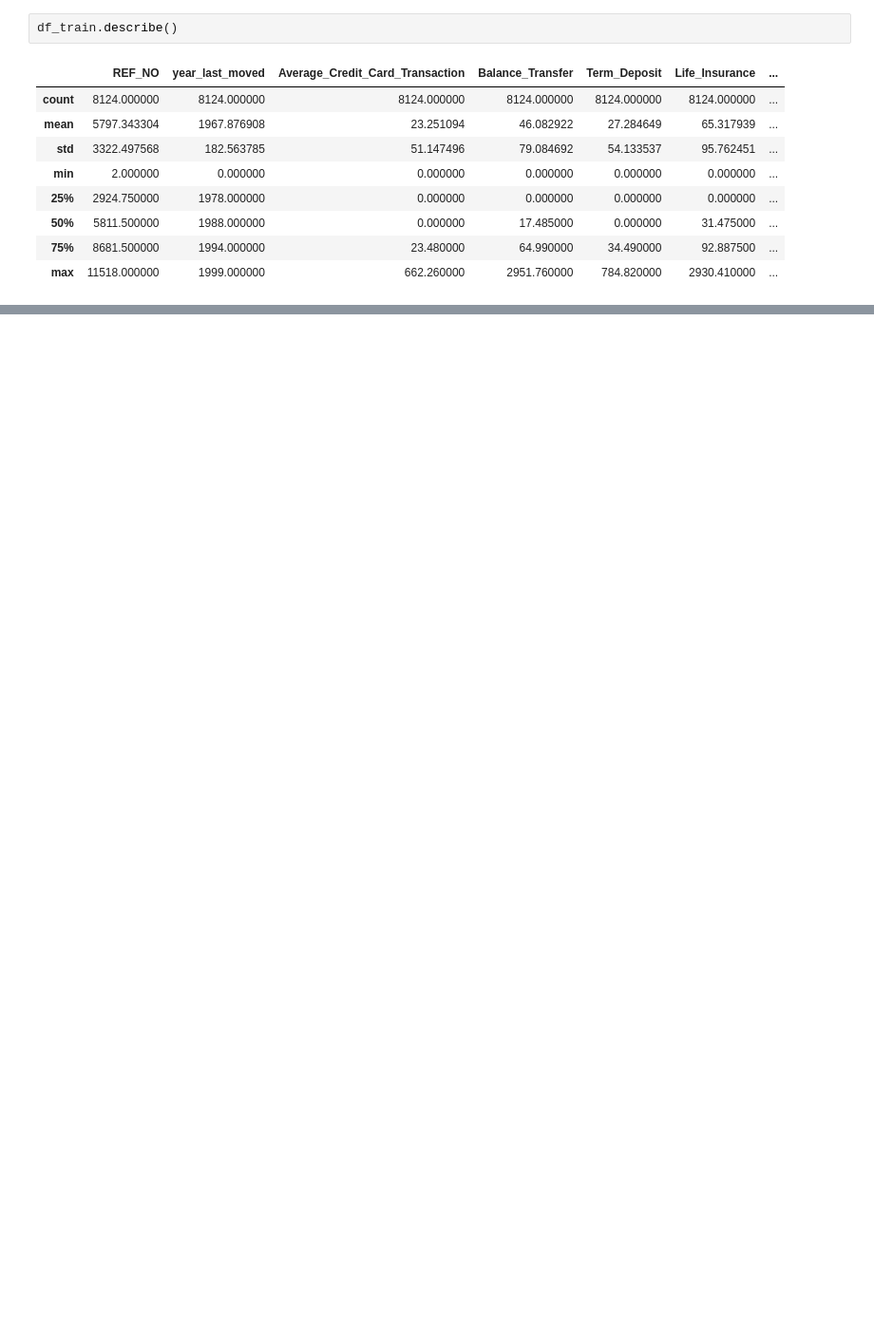
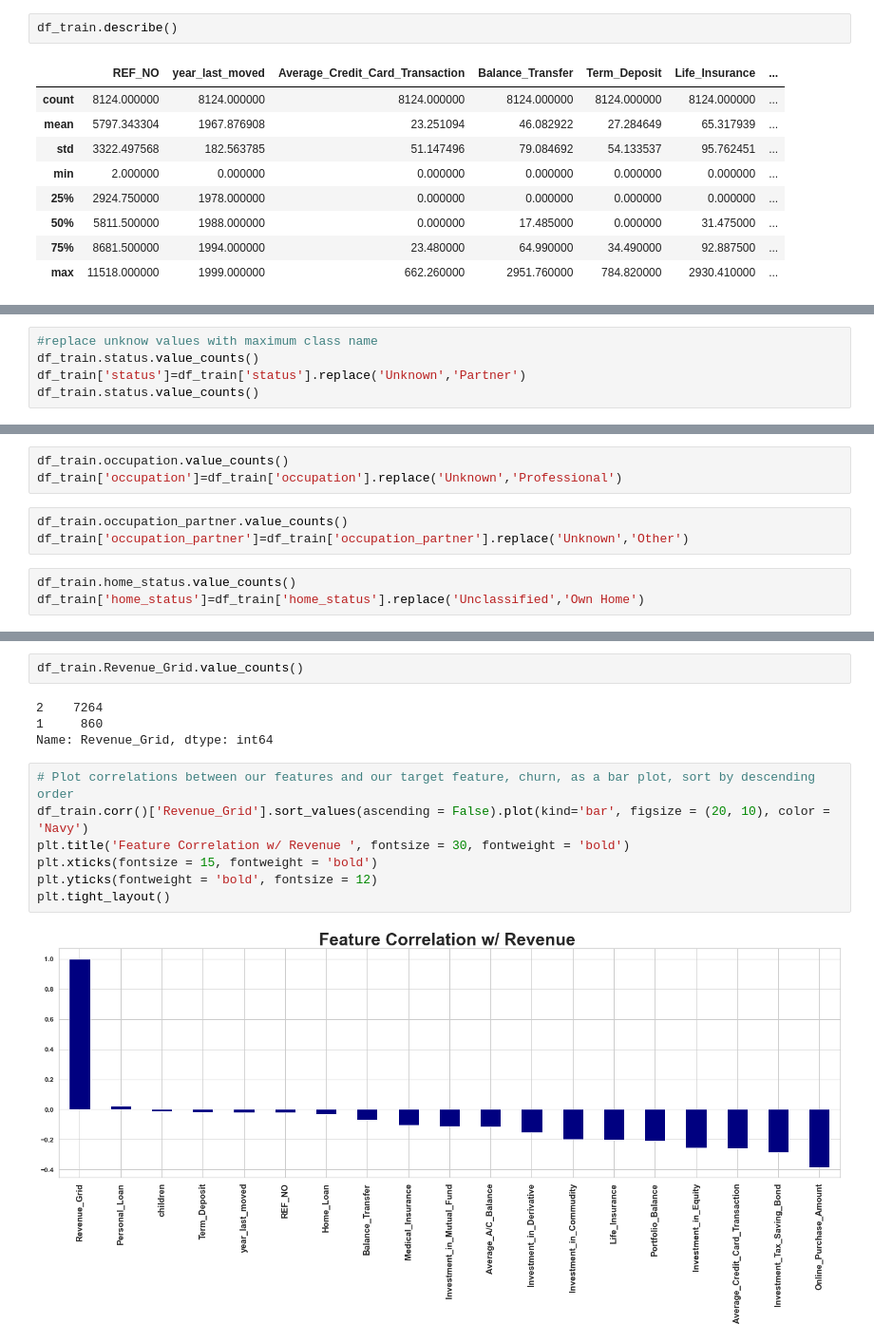
Before and after one commit to Karunakarbugide/Customer-Classification, a Jupyter notebook: customerClassification.ipynb, the cells around one changed output, grey strips where cells are left out. Shown at 95% size. Saved outputs shown, nothing was run; the diff lists cells and outputs as text; blank space fills up the shorter version.

```diff
--- a/customerClassification.ipynb
+++ b/customerClassification.ipynb
@@ -47,0 +265,5 @@ df_train.describe()
+# %%
+#replace unknow values with maximum class name
+df_train.status.value_counts()
+df_train['status']=df_train['status'].replace('Unknown','Partner')
+df_train.status.value_counts()
@@ -47,0 +276,9 @@ df_train.describe()
+# %%
+df_train.occupation.value_counts()
+df_train['occupation']=df_train['occupation'].replace('Unknown','Professional')
+# %%
+df_train.occupation_partner.value_counts()
+df_train['occupation_partner']=df_train['occupation_partner'].replace('Unknown','Other')
+# %%
+df_train.home_status.value_counts()
+df_train['home_status']=df_train['home_status'].replace('Unclassified','Own Home')
@@ -47,0 +328,15 @@ df_train.describe()
+# %%
+df_train.Revenue_Grid.value_counts()
+# %% [output]
+2    7264
+1     860
+Name: Revenue_Grid, dtype: int64
+# %%
+# Plot correlations between our features and our target feature, churn, as a bar plot, sort by descending order
+df_train.corr()['Revenue_Grid'].sort_values(ascending = False).plot(kind='bar', figsize = (20, 10), color = 'Navy')
+plt.title('Feature Correlation w/ Revenue ', fontsize = 30, fontweight = 'bold')
+plt.xticks(fontsize = 15, fontweight = 'bold')
+plt.yticks(fontweight = 'bold', fontsize = 12)
+plt.tight_layout()
+# %% [output]
+[figure, added]
```
Also changed, not shown: parts of 22 cells of this notebook, 2 other files.
